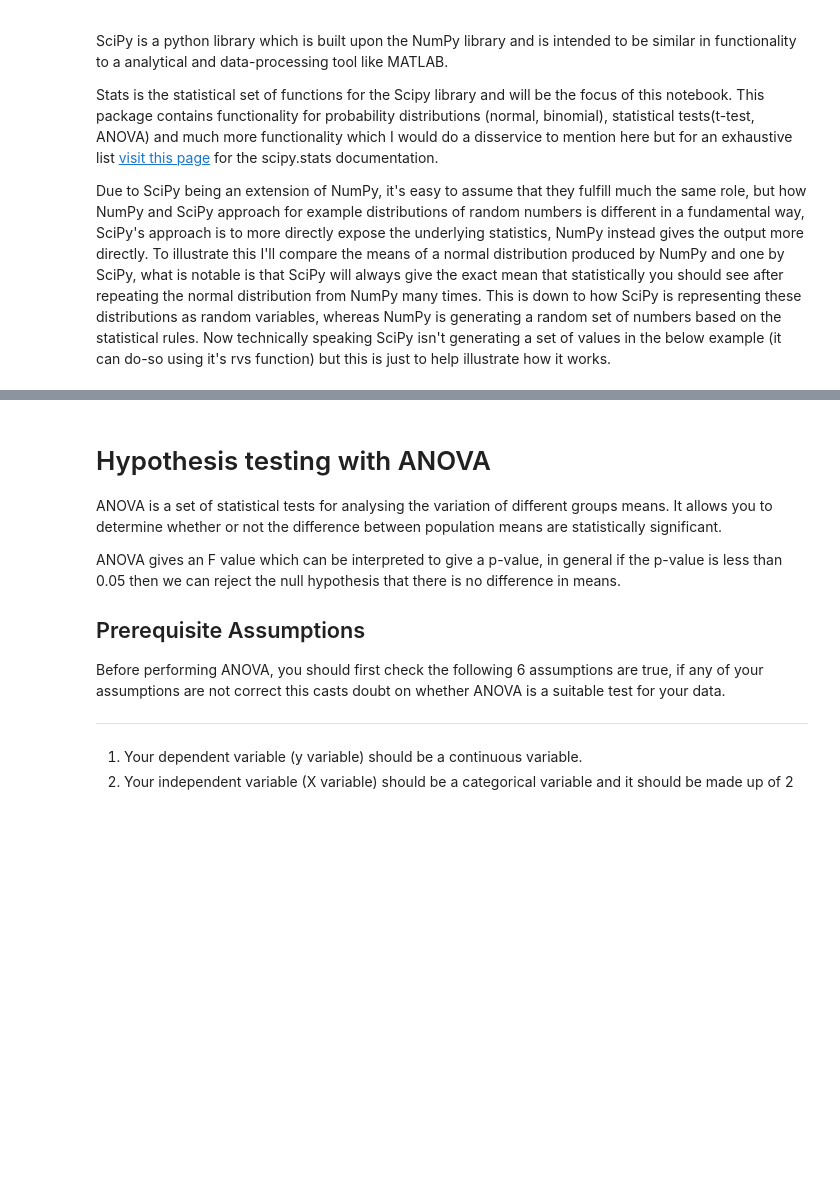
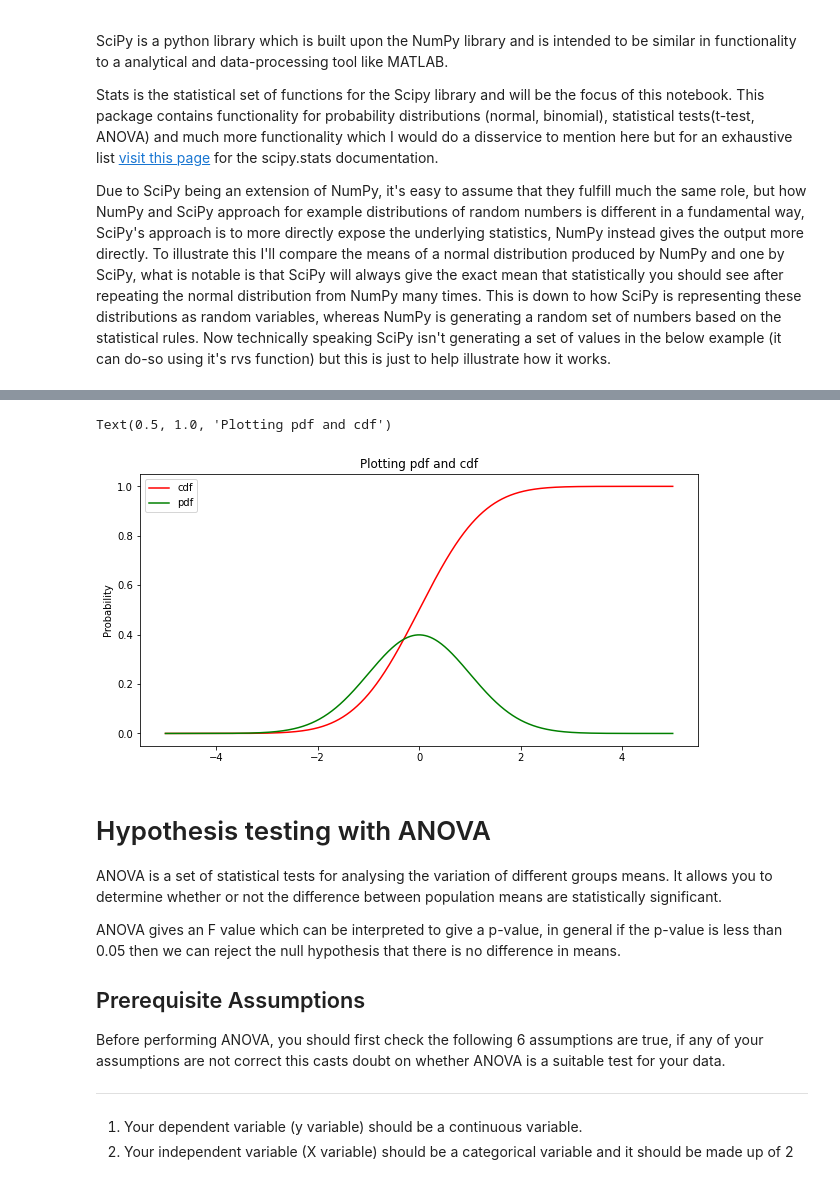
Before and after one commit to itskeithstudent/Machine-Learning-and-Statistics-Assessment, a Jupyter notebook: scipy-stats.ipynb, the cells around one changed output, grey strips where cells are left out. Cells and saved outputs as stored; diff of their text form; code cells hidden in the pictures; blank space fills up the shorter version.

Commit message:
Add more to Scipy.stats overview add soime more examples including viz of pdf and cdf

```diff
--- a/scipy-stats.ipynb
+++ b/scipy-stats.ipynb
@@ -44,3 +73,21 @@ Typically the Random Variables contain the follow functionality:
+# %%
+import seaborn as sns
+import matplotlib.pyplot as plt
+
+in_array = np.linspace(-5,5,2000)
+cdf_array = stats_test.cdf(in_array)
+pdf_array = stats_test.pdf(in_array)
+
+plt.figure(figsize=(10,5))
+
+#plot data
+sns.lineplot(x=in_array,y=cdf_array, label='cdf', color='red')
+sns.lineplot(x=in_array,y=pdf_array, label='pdf', color='green')
+plt.ylabel("Probability")
+plt.title('Plotting pdf and cdf')
+# %% [output]
+Text(0.5, 1.0, 'Plotting pdf and cdf')
+[figure, added]
 # %% [markdown]
 # Hypothesis testing with ANOVA
 
```
Also changed, not shown: parts of 4 cells of this notebook, 1 other file.
